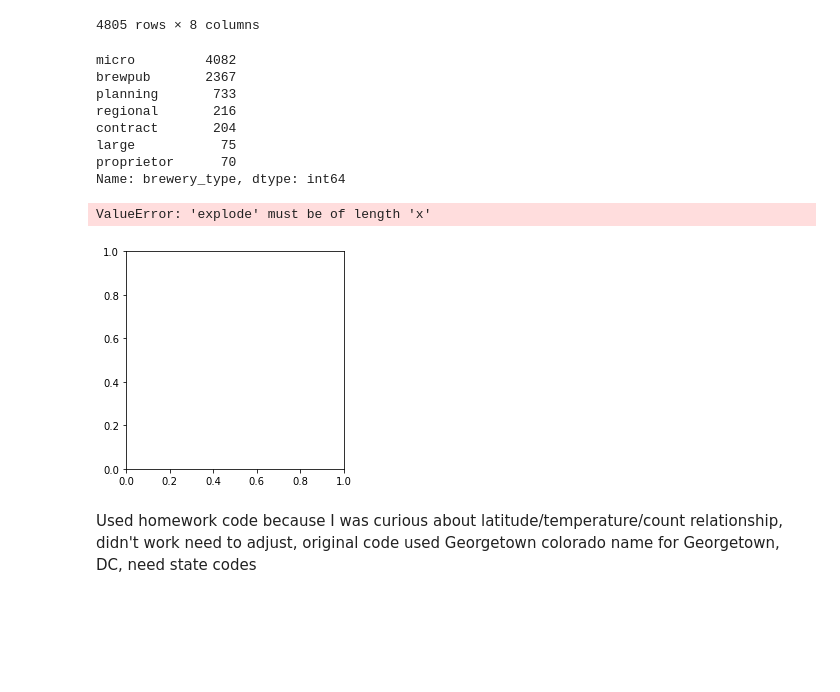
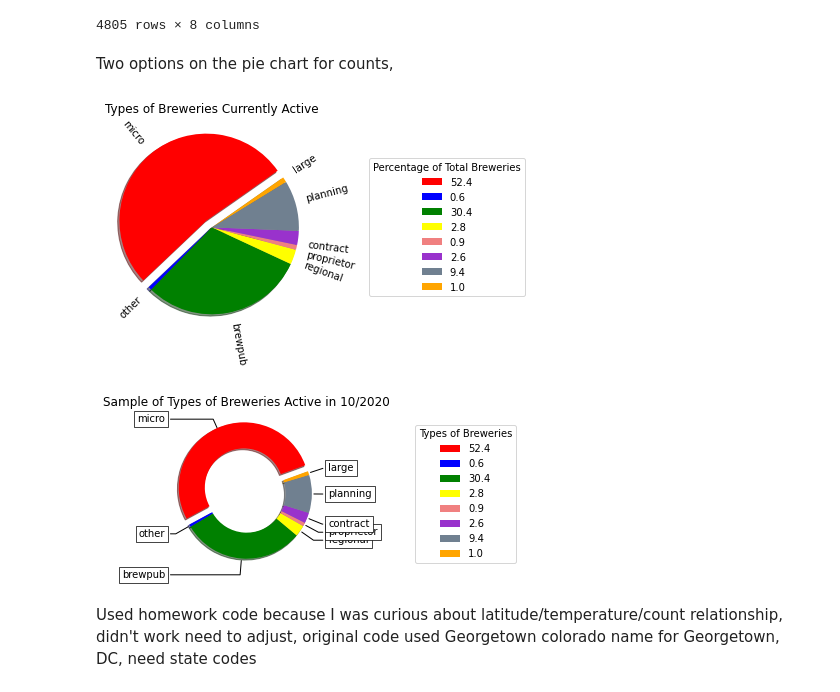
Before and after one commit to bgtaber/brewcrew_project, a Jupyter notebook: Scripts/beer.ipynb, the cells around one changed output. Saved outputs shown, nothing was run; the diff lists cells and outputs as text; code cells hidden in the pictures; blank space fills up the shorter version.

Commit message:
Fixed pie chart and created 2nd pie chart with arms for the labels, fixed latitude graphs. Brewery counts show high correlation of breweries in the hop growing region of the 38 to 51 latitude.

```diff
--- a/Scripts/beer.ipynb
+++ b/Scripts/beer.ipynb
@@ -57,28 +58,56 @@ dropped_df
 small_batch_df = openbrewery_db[(openbrewery_db["brewery_type"] == "micro") | (openbrewery_db["brewery_type"] == "brewpub")]
 types = openbrewery_db["brewery_type"].value_counts()
 types_other = types[7:10]
-types_other.sum()
+other_sum = pd.Series({ "other" : types_other.sum()})
 types = types.drop(index = ["closed", "nano", "bar"])
-types
+types = types.append(other_sum)
+types=types.reindex(index = (["micro","other","brewpub","regional","proprietor","contract","planning","large"]))
-# %% [output]
-micro         4082
-brewpub       2367
-planning       733
-regional       216
-contract       204
-large           75
-proprietor      70
-Name: brewery_type, dtype: int64
+# %%
+total = types.sum()
+labels_per = []
+for each in types:
+    percent = round(each/total *100,1)
+    labels_per.append(percent)
+label_ser = pd.Series(labels_per, index = types.index)
+# %% [markdown]
+Two options on the pie chart for counts,
 # %%
 labels = types.index
-explode = [.1,0,0,0,0,0,0,0,0,0]
-colors = ["red", "green", "blue", "yellow", "lightcoral", "darkorchid", "slategray", "orange", "peru","dodgerblue"]
-plt.pie(types,explode = explode, labels = labels, colors = colors, shadow = True)
+explode = [.1,0,0,0,0,0,0,0]
+colors = ["red","blue","green", "yellow", "lightcoral", "darkorchid", "slategray", "orange"]
+plt.pie(types,explode = explode, labels = labels, colors = colors, shadow = True,rotatelabels = True,startangle= 35 )
 plt.title("Types of Breweries Currently Active")
-plt.legend(loc= 'best')
+plt.legend(wedges,(label_ser),
+          title="Percentage of Total Breweries",
+          loc="center left",
+          bbox_to_anchor=(1.2, 0, 0.5, 1))
+
 plt.show()
 # %% [output]
-ValueError: 'explode' must be of length 'x'
-[figure, old version]
+[figure, new version]
+# %%
+fig, ax = plt.subplots(figsize=(10, 3), subplot_kw=dict(aspect="equal"))
+wedges, texts = ax.pie(types,wedgeprops=dict(width=.4), startangle=20, colors = colors, explode = explode, shadow = True)
+bbox_props = dict(boxstyle="square,pad=0.3", fc="w", ec="k", lw=0.72)
+kw = dict(arrowprops=dict(arrowstyle="-"),
+          bbox=bbox_props, zorder=0, va="center")
+for i, p in enumerate(wedges):
+    ang = (p.theta2 - p.theta1)/2. + p.theta1
+    y = np.sin(np.deg2rad(ang))
+    x = np.cos(np.deg2rad(ang))
+    horizontalalignment = {-1: "right", 1: "left"}[int(np.sign(x))]
+    connectionstyle = "angle,angleA=0,angleB={}".format(ang)
+    kw["arrowprops"].update({"connectionstyle": connectionstyle})
+    ax.annotate(labels[i], xy=(x, y), xytext=(1.25*np.sign(x), 1.25*y),
+                horizontalalignment=horizontalalignment, **kw)
+ax.legend(wedges, labels_per,
+          title="Types of Breweries",
+          loc="center left",
+          bbox_to_anchor=(1.5, 0, 0.5, 1))
+ax.set_title("Sample of Types of Breweries Active in 10/2020")
+plt.savefig(r"PieChart.png",bbox_inches="tight")
+plt.show()
+# %% [output]
+[figure, added]
 # %% [markdown]
 Used homework code because I was curious about latitude/temperature/count relationship, didn't work need to adjust, original code used Georgetown colorado name for Georgetown, DC, need state codes
```
Also changed, not shown: parts of 10 cells of this notebook.
